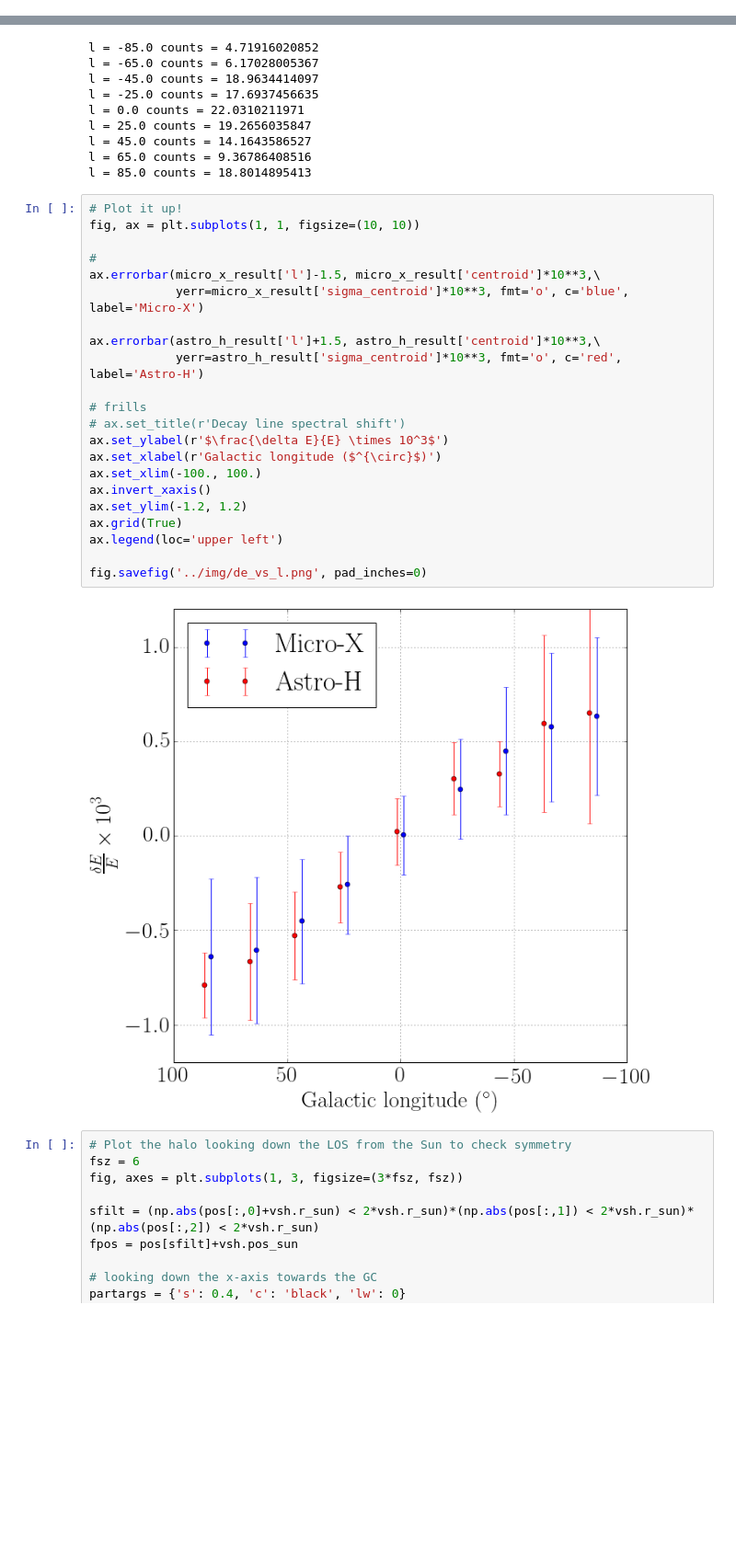
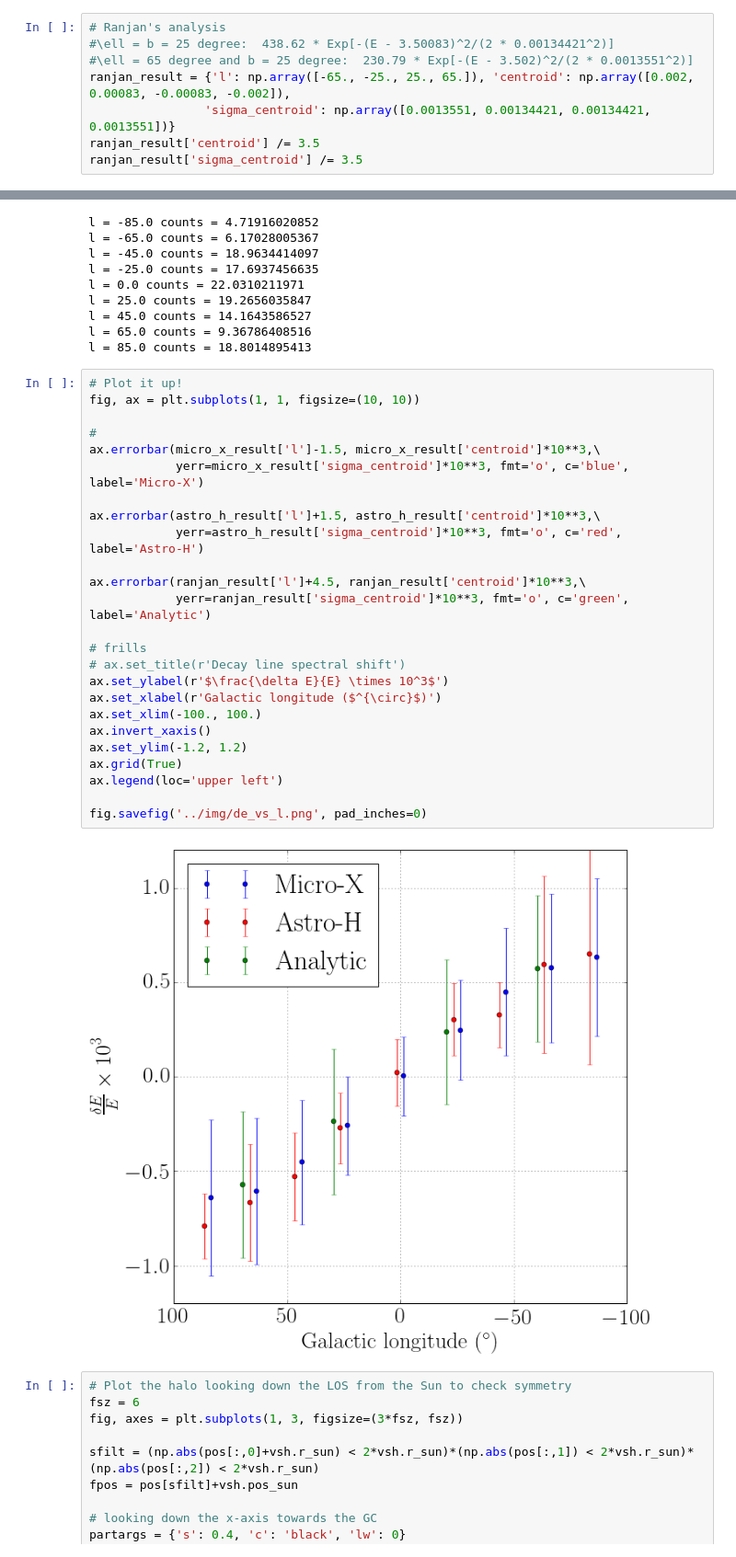
Before and after one commit to ranjanlaha/DMVS, a Jupyter notebook: python/spectroscopy.ipynb, the cells around one changed output, grey strips where cells are left out. Shown at 92% size. Cells and saved outputs as stored; diff of their text form; blank space fills up the shorter version.

```diff
--- a/python/spectroscopy.ipynb
+++ b/python/spectroscopy.ipynb
@@ -76,3 +76,11 @@ astro_h_result = vsh.spectroscopy(pos, vel, partmass, **astro_h_params)
 . . . . . . . . .
 {'aperture': 200.0, 'fov': 7.615435494667715e-07, 'sigma_energy': 0.0004857142857142857, 'theta_sample': 2.0, 'exposure': 2000000.0}
 . . . . . . . . .
+# %%
+# Ranjan's analysis
+#\ell = b = 25 degree:  438.62 * Exp[-(E - 3.50083)^2/(2 * 0.00134421^2)]
+#\ell = 65 degree and b = 25 degree:  230.79 * Exp[-(E - 3.502)^2/(2 * 0.0013551^2)]
+ranjan_result = {'l': np.array([-65., -25., 25., 65.]), 'centroid': np.array([0.002, 0.00083, -0.00083, -0.002]),
+                'sigma_centroid': np.array([0.0013551, 0.00134421, 0.00134421, 0.0013551])}
+ranjan_result['centroid'] /= 3.5
+ranjan_result['sigma_centroid'] /= 3.5
@@ -92,27 +105,30 @@ l = 85.0 counts = 18.8014895413
 # %%
 # Plot it up!
 fig, ax = plt.subplots(1, 1, figsize=(10, 10))
 
 #
 ax.errorbar(micro_x_result['l']-1.5, micro_x_result['centroid']*10**3,\
             yerr=micro_x_result['sigma_centroid']*10**3, fmt='o', c='blue', label='Micro-X')
 
 ax.errorbar(astro_h_result['l']+1.5, astro_h_result['centroid']*10**3,\
             yerr=astro_h_result['sigma_centroid']*10**3, fmt='o', c='red', label='Astro-H')
+
+ax.errorbar(ranjan_result['l']+4.5, ranjan_result['centroid']*10**3,\
+            yerr=ranjan_result['sigma_centroid']*10**3, fmt='o', c='green', label='Analytic')
 
 # frills
 # ax.set_title(r'Decay line spectral shift')
 ax.set_ylabel(r'$\frac{\delta E}{E} \times 10^3$')
 ax.set_xlabel(r'Galactic longitude ($^{\circ}$)')
 ax.set_xlim(-100., 100.)
 ax.invert_xaxis()
 ax.set_ylim(-1.2, 1.2)
 ax.grid(True)
 ax.legend(loc='upper left')
 
 fig.savefig('../img/de_vs_l.png', pad_inches=0)
 # %% [output]
-[figure, old version]
+[figure, new version]
 # %%
 # Plot the halo looking down the LOS from the Sun to check symmetry
 fsz = 6
```
Also changed, not shown: parts of 1 cell of this notebook, 3 other files.
